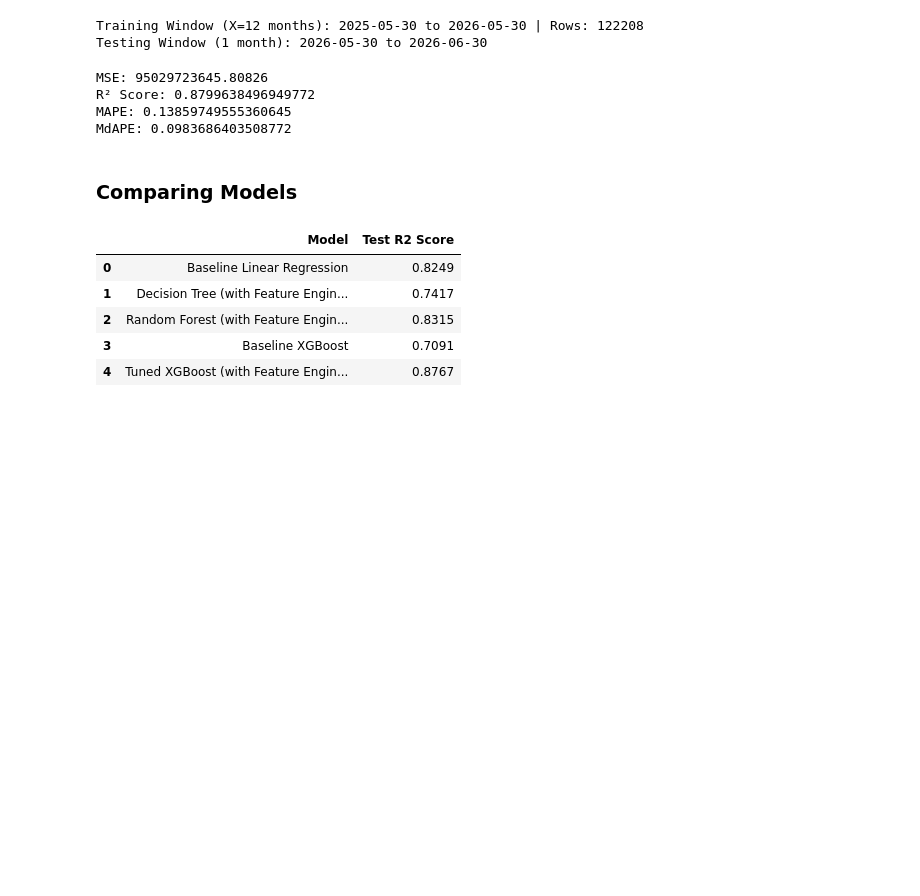
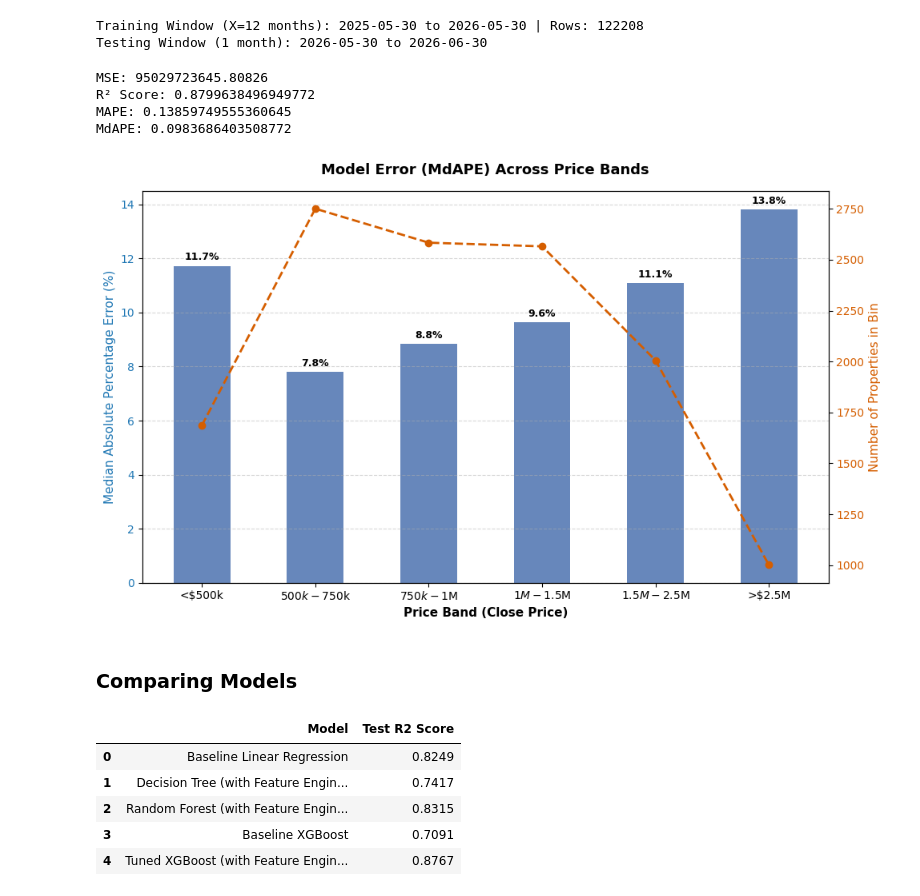
Before and after one commit to amytrinh334/IDXExchange-DS-Su26, a Jupyter notebook: 06_advanced_models.ipynb, the cells around one changed output. Drawn from its saved outputs; the diff is of its cells as text; code cells hidden in the pictures; blank space fills up the shorter version.

Commit message:
Update with price band comparison

```diff
--- a/06_advanced_models.ipynb
+++ b/06_advanced_models.ipynb
@@ -157,6 +157,95 @@ MSE: 95029723645.80826
 R² Score: 0.8799638496949772
 MAPE: 0.13859749555360645
 MdAPE: 0.0983686403508772
+# %%
+import matplotlib.pyplot as plt
+import numpy as np
+import pandas as pd
+
+results_df = pd.DataFrame(
+    {"Actual": y_test, "Predicted": y_pred, "ClosePrice": y_test}
+)
+
+results_df["APE"] = (
+    np.abs(results_df["Actual"] - results_df["Predicted"])
+    / results_df["Actual"]
+) * 100
+
+bins = [0, 500000, 750000, 1000000, 1500000, 2500000, np.inf]
+labels = [
+    "<$500k",
+    "$500k-$750k",
+    "$750k-$1M",
+    "$1M-$1.5M",
+    "$1.5M-$2.5M",
+    ">$2.5M",
+]
+
+results_df["PriceBand"] = pd.cut(
+    results_df["ClosePrice"], bins=bins, labels=labels
+)
+
+band_metrics = (
+    results_df.groupby("PriceBand", observed=False)
+    .agg(
+        MdAPE=("APE", "median"),
+        MAPE=("APE", "mean"),
+        SampleCount=("Actual", "count"),
+    )
+    .reset_index()
+)
+
+
+fig, ax1 = plt.subplots(figsize=(10, 6))
+
+
+bars = ax1.bar(
+    band_metrics["PriceBand"],
+    band_metrics["MdAPE"],
+    color="#4C72B0",
+    alpha=0.85,
+    width=0.5,
+)
+ax1.set_xlabel("Price Band (Close Price)", fontsize=11, fontweight="bold")
+ax1.set_ylabel("Median Absolute Percentage Error (%)", fontsize=11, color="#1f77b4")
+ax1.tick_params(axis="y", labelcolor="#1f77b4")
+ax1.set_title("Model Error (MdAPE) Across Price Bands", fontsize=13, fontweight="bold", pad=15)
+ax1.grid(axis="y", linestyle="--", alpha=0.5)
+
+
+for bar in bars:
+    height = bar.get_height()
+    if not np.isnan(height):
+        ax1.annotate(
+            f"{height:.1f}%",
+            xy=(bar.get_x() + bar.get_width() / 2, height),
+            xytext=(0, 3),
+            textcoords="offset points",
+            ha="center",
+            va="bottom",
+            fontsize=9,
+            fontweight="bold",
+        )
+
+
+ax2 = ax1.twinx()
+ax2.plot(
+    band_metrics["PriceBand"],
+    band_metrics["SampleCount"],
+    color="#D55E00",
+    marker="o",
+    linewidth=2,
+    linestyle="--",
+    label="Sample Count",
+)
+ax2.set_ylabel("Number of Properties in Bin", fontsize=11, color="#D55E00")
+ax2.tick_params(axis="y", labelcolor="#D55E00")
+ax2.grid(False)
+
+plt.tight_layout()
+plt.show()
+# %% [output]
+[figure, added]
 # %% [markdown]
 ### Comparing Models
 # %%
```
Also changed, not shown: parts of 5 cells of this notebook.
